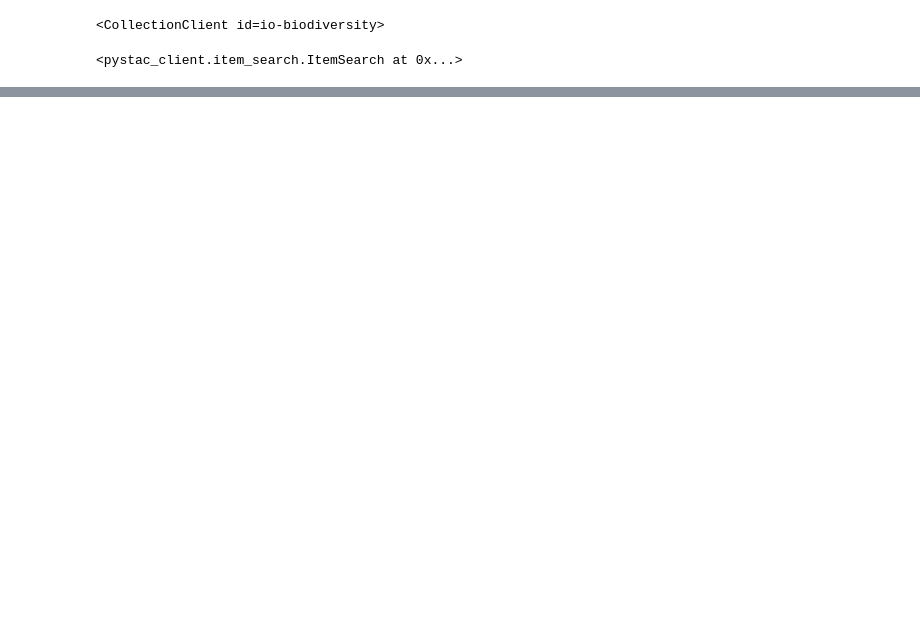
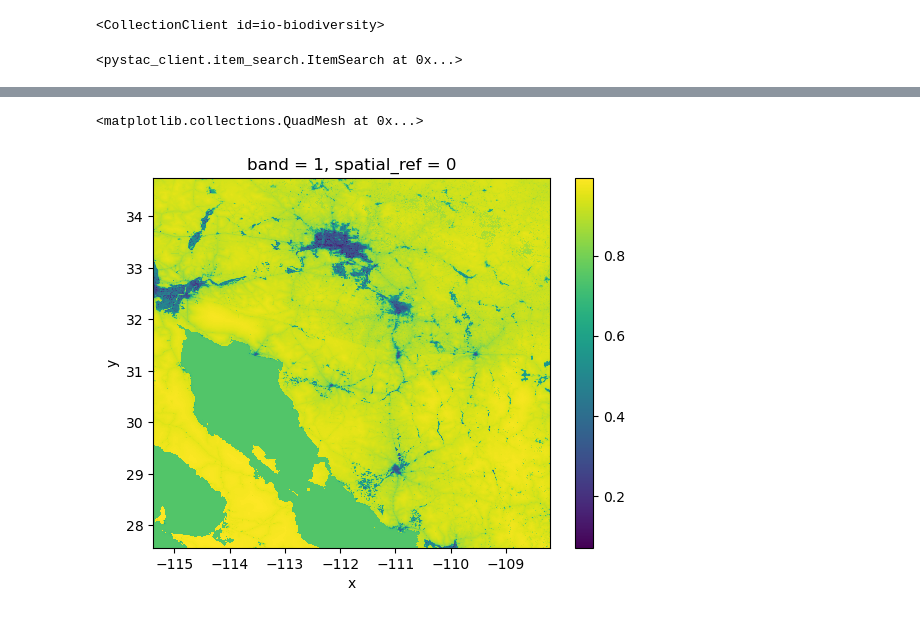
Before and after one commit to lchenhub/Maricopa-County-Biodiversity-Intactness-Index, a Jupyter notebook: Maricopa County BI.ipynb, the cells around one changed output, grey strips where cells are left out. Cells and saved outputs as stored; diff of their text form; code cells hidden in the pictures; blank space fills up the shorter version.

Commit message:
almost done plotting

```diff
--- a/Maricopa County BI.ipynb
+++ b/Maricopa County BI.ipynb
@@ -61,8 +74,8 @@ naip_collection
 # %% [output]
 <CollectionClient id=io-biodiversity>
 # %%
-# Temporal range of interest
-time_range = "2017-01-01/2017-12-31"
+# Specify the temporal range of interest
+time_range = "2017-01-01/2020-12-31"
 bbox =  [-112.826843, 32.974108, -111.184387, 33.863574]
 
 # catalog search
@@ -70,6 +83,14 @@ search = catalog.search(
     collections=['io-biodiversity'],
     bbox = bbox,
     datetime=time_range)
+
+#print
 search
 # %% [output]
 <pystac_client.item_search.ItemSearch at 0x...>
+# %%
+#create a variable named 'items' and assign to it the result of calling 'item_collection()' on 'search' created above
+items = search.item_collection()
+
+#return the length of 'items'
+len(items)
@@ -75,0 +104,8 @@ search
+# %%
+# call the 2017 and 2020 items separately and assign as variables so we can work with them
+item_2017 = items[3]
+item_2020 =items[0]
+
+#check item types
+type(item_2017)
+type(item_2020)
@@ -75,0 +202,3 @@ search
+# %%
+az_2017 = rioxr.open_rasterio(item_2017.assets['data'].href)
+az_2017
@@ -75,0 +232,7 @@ search
+# %%
+# plot
+
+az_2017.plot()
+# %% [output]
+<matplotlib.collections.QuadMesh at 0x...>
+[figure, added]
```
Also changed, not shown: parts of 43 cells of this notebook.
